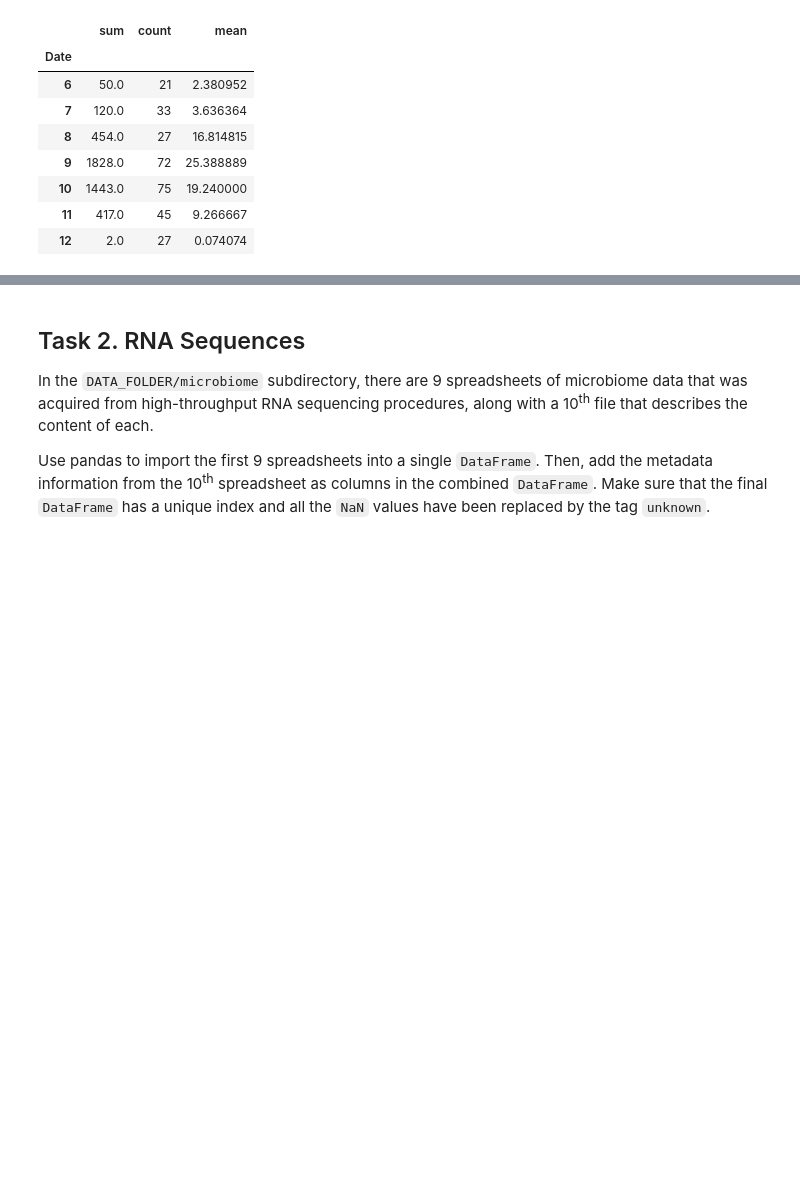
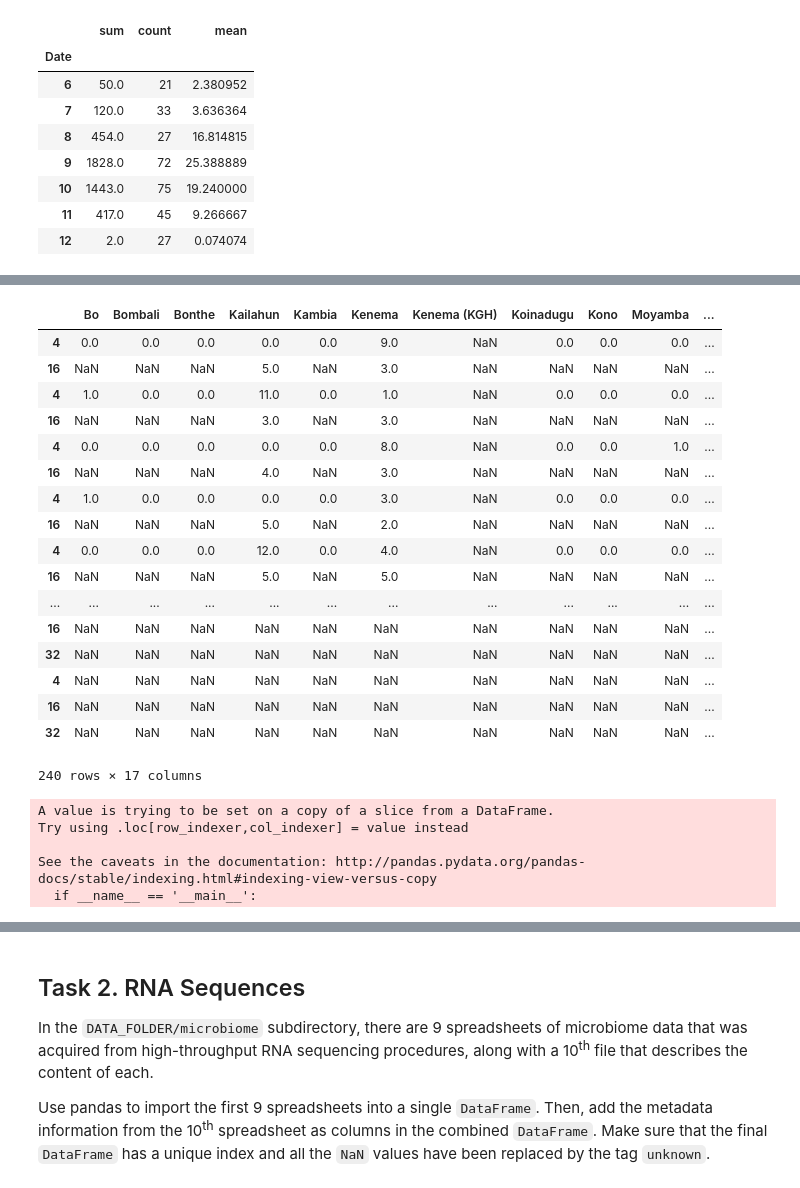
Before and after one commit to aymengan/ADA2017, a Jupyter notebook: Homework 1/Aymen/Homework 1.ipynb, the cells around one changed output, grey strips where cells are left out. Cells and saved outputs as stored; diff of their text form; code cells hidden in the pictures; blank space fills up the shorter version.

```diff
--- a/Homework 1/Aymen/Homework 1.ipynb
+++ b/Homework 1/Aymen/Homework 1.ipynb
@@ -177,0 +127,2 @@ liberia_data['Total'].groupby([liberia_data.Date.dt.month]).agg(['sum','count','
+# %%
+medium = filtered_s[filtered_s.columns.difference(['variable'])]
@@ -177,0 +149,2 @@ liberia_data['Total'].groupby([liberia_data.Date.dt.month]).agg(['sum','count','
+# %%
+medium = medium.select_dtypes(include = ['object'])
@@ -177,0 +171,2 @@ liberia_data['Total'].groupby([liberia_data.Date.dt.month]).agg(['sum','count','
+# %%
+medium = medium.apply(pd.to_numeric,errors='coerce')
@@ -177,0 +193,31 @@ liberia_data['Total'].groupby([liberia_data.Date.dt.month]).agg(['sum','count','
+# %%
+medium['Total'] = medium.sum(axis=1)
+# %%
+medium
+# %% [output]
+|  | Bo | Bombali | Bonthe | Kailahun | Kambia | Kenema | Kenema (KGH) | Koinadugu | Kono | Moyamba | ... |
+| 4 | 0.0 | 0.0 | 0.0 | 0.0 | 0.0 | 9.0 | NaN | 0.0 | 0.0 | 0.0 | ... |
+| 16 | NaN | NaN | NaN | 5.0 | NaN | 3.0 | NaN | NaN | NaN | NaN | ... |
+| 4 | 1.0 | 0.0 | 0.0 | 11.0 | 0.0 | 1.0 | NaN | 0.0 | 0.0 | 0.0 | ... |
+| 16 | NaN | NaN | NaN | 3.0 | NaN | 3.0 | NaN | NaN | NaN | NaN | ... |
+| 4 | 0.0 | 0.0 | 0.0 | 0.0 | 0.0 | 8.0 | NaN | 0.0 | 0.0 | 1.0 | ... |
+| 16 | NaN | NaN | NaN | 4.0 | NaN | 3.0 | NaN | NaN | NaN | NaN | ... |
+| 4 | 1.0 | 0.0 | 0.0 | 0.0 | 0.0 | 3.0 | NaN | 0.0 | 0.0 | 0.0 | ... |
+| 16 | NaN | NaN | NaN | 5.0 | NaN | 2.0 | NaN | NaN | NaN | NaN | ... |
+| 4 | 0.0 | 0.0 | 0.0 | 12.0 | 0.0 | 4.0 | NaN | 0.0 | 0.0 | 0.0 | ... |
+| 16 | NaN | NaN | NaN | 5.0 | NaN | 5.0 | NaN | NaN | NaN | NaN | ... |
+| ... | ... | ... | ... | ... | ... | ... | ... | ... | ... | ... | ... |
+| 16 | NaN | NaN | NaN | NaN | NaN | NaN | NaN | NaN | NaN | NaN | ... |
+| 32 | NaN | NaN | NaN | NaN | NaN | NaN | NaN | NaN | NaN | NaN | ... |
+| 4 | NaN | NaN | NaN | NaN | NaN | NaN | NaN | NaN | NaN | NaN | ... |
+| 16 | NaN | NaN | NaN | NaN | NaN | NaN | NaN | NaN | NaN | NaN | ... |
+| 32 | NaN | NaN | NaN | NaN | NaN | NaN | NaN | NaN | NaN | NaN | ... |
+240 rows × 17 columns
+# %%
+filtered_s['Total'] = medium['Total']
+# %% [output]
+A value is trying to be set on a copy of a slice from a DataFrame.
+Try using .loc[row_indexer,col_indexer] = value instead
+
+See the caveats in the documentation: http://pandas.pydata.org/pandas-docs/stable/indexing.html#indexing-view-versus-copy
+  if __name__ == '__main__':
```
Also changed, not shown: parts of 18 cells of this notebook.
